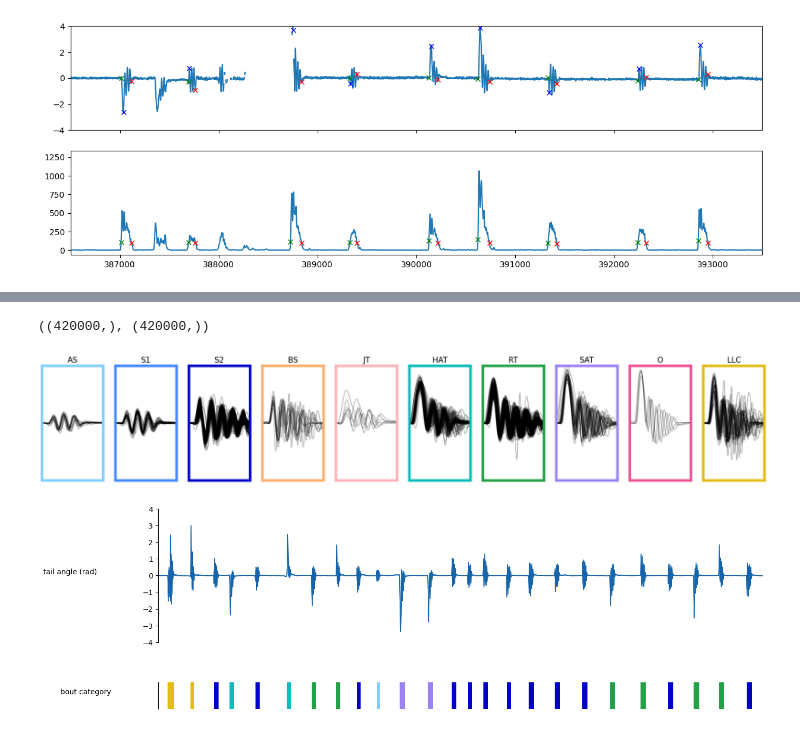
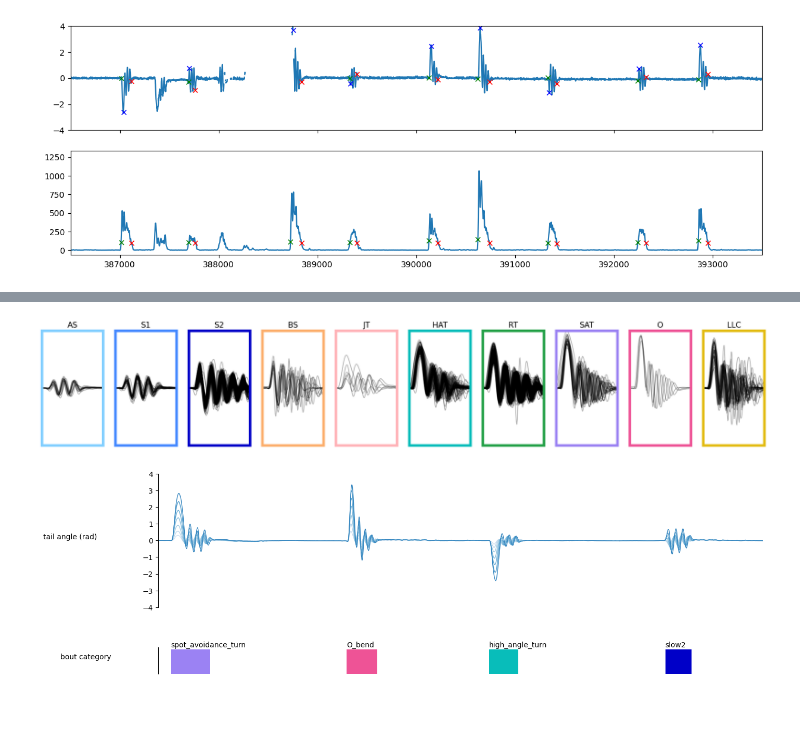
Before and after one commit to orger-lab/megabouts, a Jupyter notebook: docs/source/notebooks/tutorial_FullTracking_Pipeline.ipynb, the cells around one changed output, grey strips where cells are left out. Saved outputs shown, nothing was run; the diff lists cells and outputs as text; code cells hidden in the pictures.

Commit message:
restructure website and improve notebook plots

```diff
--- a/docs/source/notebooks/tutorial_FullTracking_Pipeline.ipynb
+++ b/docs/source/notebooks/tutorial_FullTracking_Pipeline.ipynb
@@ -88,4 +57,0 @@ plt.xlim(IdSt,IdSt+700*10)
-# %%
-x.shape,result.shape
-# %% [output]
-((420000,), (420000,))
@@ -123,21 +86,9 @@ for i,b in enumerate(id_b):
 plt.show()
 # %% [output]
 [figure]
-# %%
-from megabouts.utils import bouts_category_name_short,bouts_category_color
-from megabouts.utils import colorblind_list,lighten_color
-import matplotlib as mpl
-from cycler import cycler
-mpl.rc('axes',**{'prop_cycle':cycler('color',colorblind_list)})
-
-num_colors = 8
-cb_shades = [lighten_color(colorblind_list[2],x_) for x_ in np.linspace(.2, .9, num_colors)]
-cb_cycler = cycler(color=cb_shades)
-blue_cycler = cycler(color=plt.cm.Blues(np.linspace(.2, .9, num_colors)))
 # %%
-IdSt = 386502#
-IdSt = np.random.randint(tracking_data.T)
-T = 20
+IdSt = 161011
+T = 3
 Duration = T*tracking_cfg.fps
 IdEd = IdSt+Duration
 t = np.arange(Duration)/tracking_cfg.fps
@@ -145,32 +96,40 @@ t = np.arange(Duration)/tracking_cfg.fps
 
 fig = plt.figure(facecolor='white', figsize=(15, 5), constrained_layout=True)
 G = gridspec.GridSpec(2,1,height_ratios=[1,0.2],hspace=.5)
 ax = plt.subplot(G[0,0])
+blue_cycler = cycler(color=plt.cm.Blues(np.linspace(.2, .9, 10)))
 ax.set_prop_cycle(blue_cycler)
 
 ax.plot(t,ethogram.df['tail_angle'].values[IdSt:IdEd,:7],lw=1)
 ax.set_ylim(-4,4)
 ax.set_xlim(0,T)
 
 ax.spines['top'].set_visible(False)
 ax.spines['right'].set_visible(False)
 ax.spines['bottom'].set_visible(False)
 ax.get_yaxis().tick_left()
 ax.get_xaxis().set_ticks([])
 ax.set_ylabel('tail angle (rad)',rotation=0,labelpad=100)
 
 ax = plt.subplot(G[1,0])
 ax.imshow(ethogram.df[('bout','cat')].values[IdSt:IdEd].T,cmap=cmp_bouts,aspect='auto',vmin=0,vmax=12,interpolation='nearest',extent=(0,T,0,1))
 ax.spines['top'].set_visible(False)
 ax.spines['right'].set_visible(False)
 ax.spines['bottom'].set_visible(False)
 ax.get_yaxis().tick_left()
 ax.get_xaxis().set_ticks([])
 ax.get_yaxis().set_ticks([])
 ax.set_xlim(0,T)
+ax.set_ylim(0,1.1)
+
+id_b = np.unique(ethogram.df[('bout','id')].values[IdSt:IdEd]).astype('int')
+id_b = id_b[id_b>-1]
+for i in id_b:
+    on_ = bouts.df.iloc[i][('location','onset')]
+    b = bouts.df.iloc[i][('label','category')]
+    ax.text((on_-IdSt)/tracking_cfg.fps,1.1,bouts_category_name[int(b)])
 
 ax.set_ylabel('bout category',rotation=0,labelpad=100)
-
 plt.show()
 # %% [output]
-[figure, old version]
+[figure, new version]
```
Also changed, not shown: parts of 6 cells of this notebook, 23 other files.
